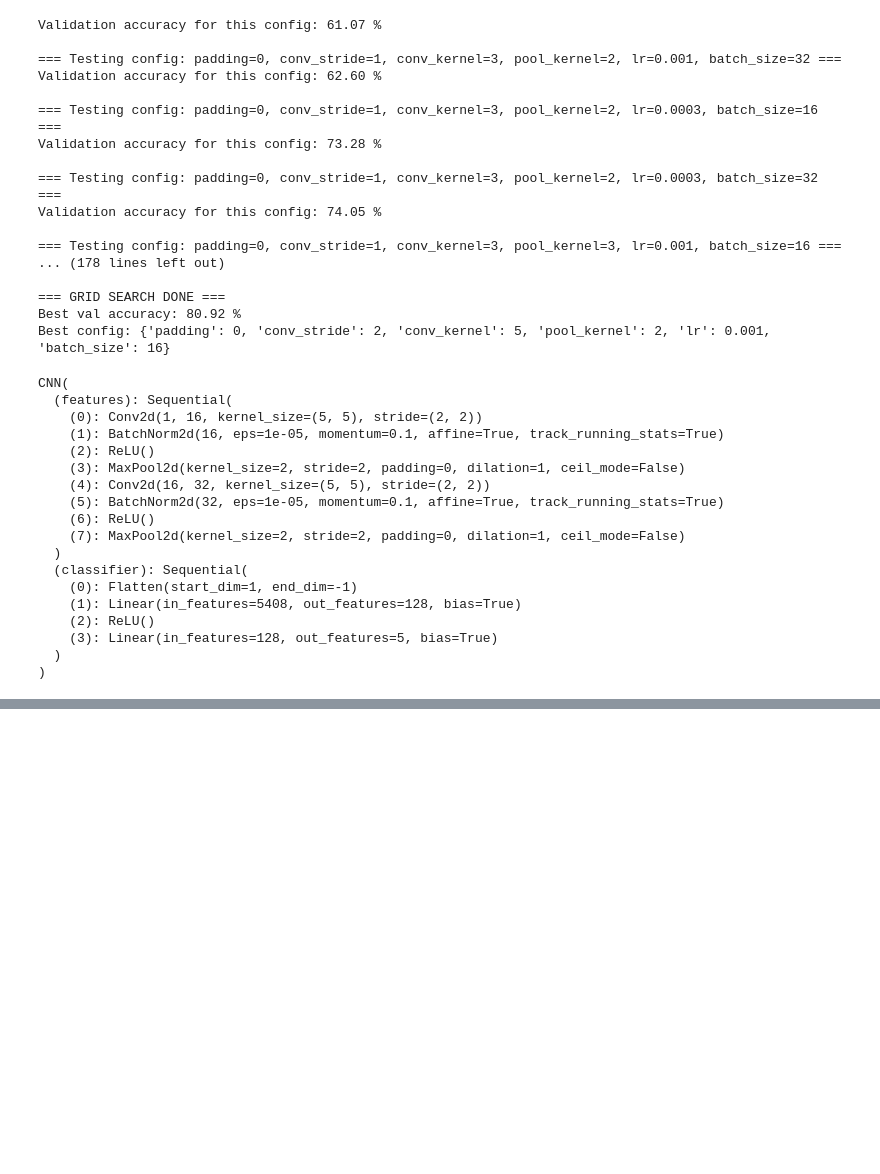
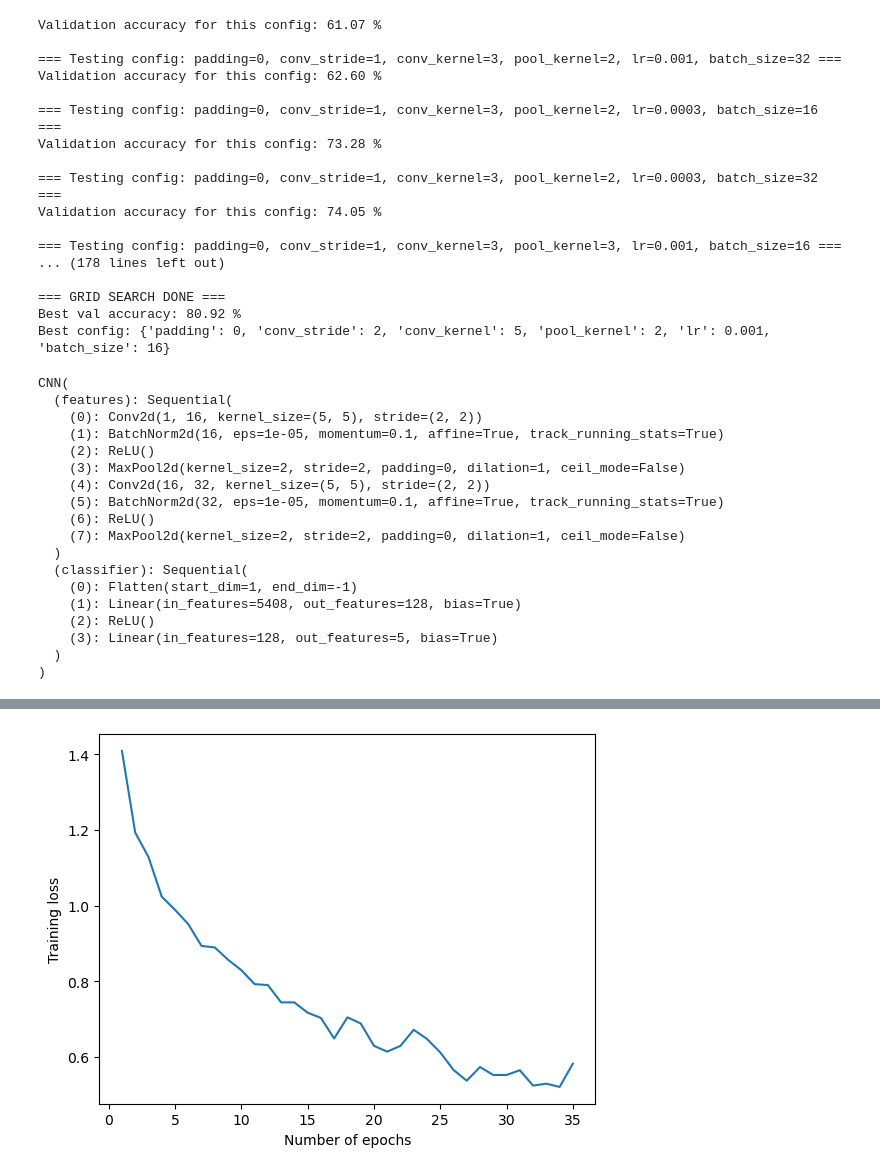
Before and after one commit to lsshepard/IT3212-Computer-Vision, a Jupyter notebook: anne3.ipynb, the cells around one changed output, grey strips where cells are left out. Cells and saved outputs as stored; diff of their text form; code cells hidden in the pictures; blank space fills up the shorter version.

Commit message:
hyperparameter tuning done and plot results

```diff
--- a/anne3.ipynb
+++ b/anne3.ipynb
@@ -119,9 +119,11 @@ print(f"Final Validation Size: {len(val_dataset)}")
 print(f"final test size: {len(test_dataset)}")
 
 # 5. Create DataLoaders
-BATCH_SIZE = 32
+BATCH_SIZE = 16
 train_loader = DataLoader(train_dataset, batch_size=BATCH_SIZE, shuffle=True)
 val_loader   = DataLoader(val_dataset,   batch_size=BATCH_SIZE, shuffle=False)
+
+print(type(train_dataset))
 # %% [output]
 Final Train Size: 1048
 Final Validation Size: 131
@@ -490,0 +530,27 @@ CNN(
+# %%
+device = 'cuda' if torch.cuda.is_available() else 'cpu'
+model = FINAL_CNN().to(device)
+
+num_epochs = 35
+learning_rate = 0.001
+weight_decay = 1e-4
+criterion = torch.nn.CrossEntropyLoss()
+optimizer = torch.optim.Adam(
+    model.parameters(), lr=learning_rate, weight_decay=weight_decay)
+# %%
+train_loss_list = []
+for epoch in range(num_epochs):
+    print(f'Epoch {epoch+1}/{num_epochs}:', end=' ')
+    train_loss = 0
+    model.train()
+    for images, labels in train_loader:
+        images = images.to(device)
+        labels = labels.to(device)
+        outputs = model(images)
+        loss = criterion(outputs, labels)
+        optimizer.zero_grad()
+        loss.backward()
+        optimizer.step()
+        train_loss += loss.item()
+    train_loss_list.append(train_loss / len(train_loader))
+    print(f"Training loss = {train_loss_list[-1]}")
@@ -490,0 +575,7 @@ CNN(
+# %%
+plt.plot(range(1, num_epochs + 1), train_loss_list)
+plt.xlabel("Number of epochs")
+plt.ylabel("Training loss")
+plt.show()
+# %% [output]
+[figure, added]
```
Also changed, not shown: parts of 10 cells of this notebook.
